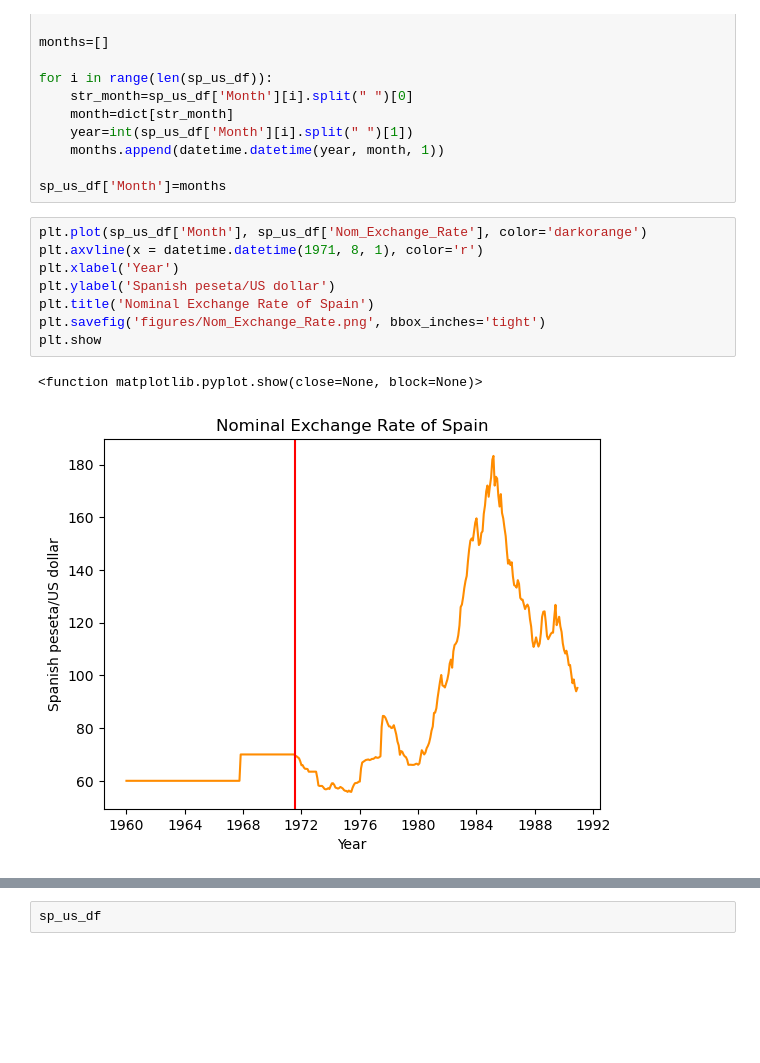
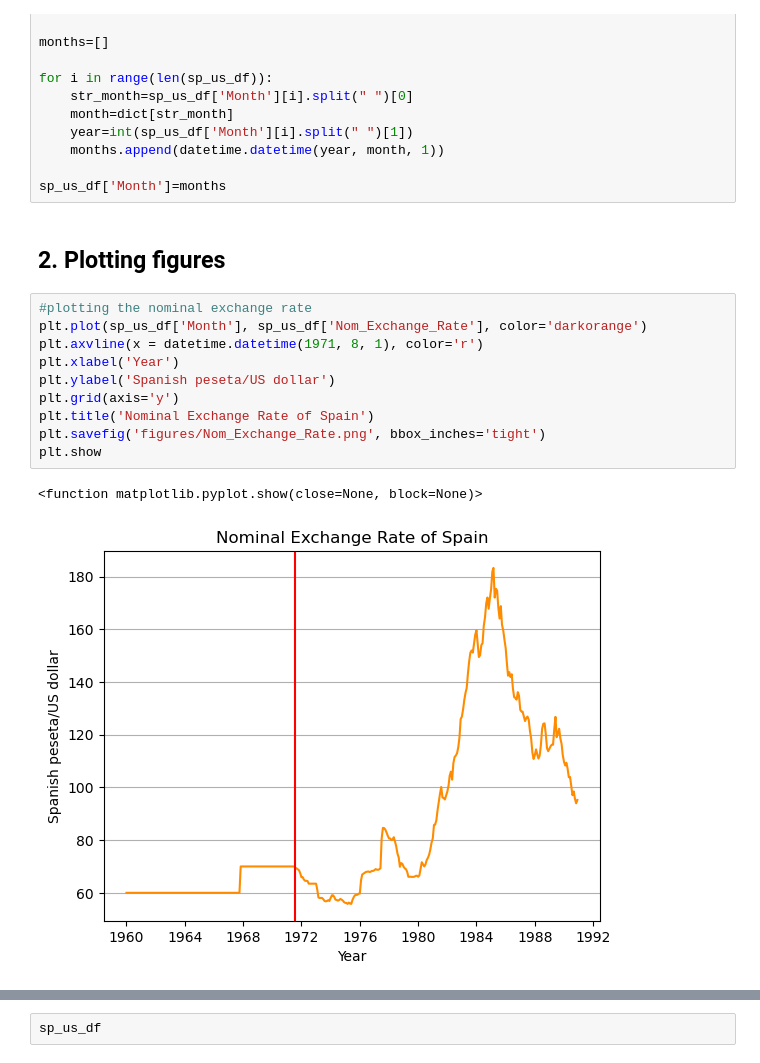
Before and after one commit to sophie-hy-fung/spain-bretton-woods, a Jupyter notebook: data_cleaning.ipynb, the cells around one changed output, grey strips where cells are left out. Cells and saved outputs as stored; diff of their text form; blank space fills up the shorter version.

```diff
--- a/data_cleaning.ipynb
+++ b/data_cleaning.ipynb
@@ -72,15 +81,19 @@ for i in range(len(sp_us_df)):
     months.append(datetime.datetime(year, month, 1))
 
 sp_us_df['Month']=months
+# %% [markdown]
+## 2. Plotting figures
 # %%
+#plotting the nominal exchange rate
 plt.plot(sp_us_df['Month'], sp_us_df['Nom_Exchange_Rate'], color='darkorange')
 plt.axvline(x = datetime.datetime(1971, 8, 1), color='r')
 plt.xlabel('Year')
 plt.ylabel('Spanish peseta/US dollar')
+plt.grid(axis='y')
 plt.title('Nominal Exchange Rate of Spain')
 plt.savefig('figures/Nom_Exchange_Rate.png', bbox_inches='tight')
 plt.show
 # %% [output]
 <function matplotlib.pyplot.show(close=None, block=None)>
-[figure, old version]
+[figure, new version]
 # %%
```
Also changed, not shown: parts of 24 cells of this notebook.
